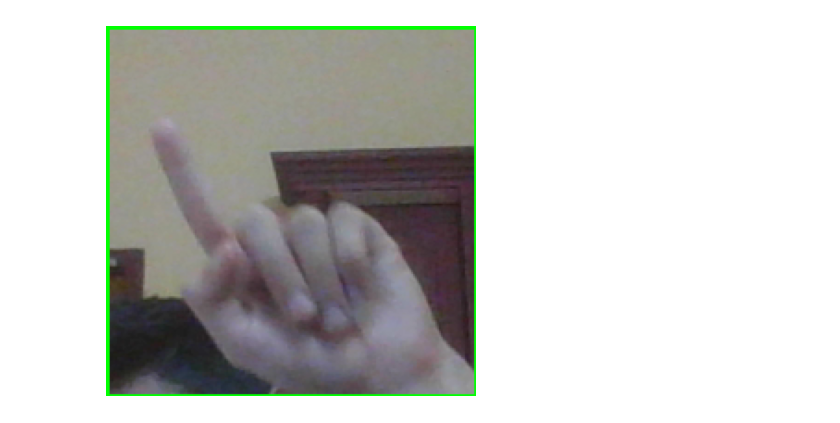
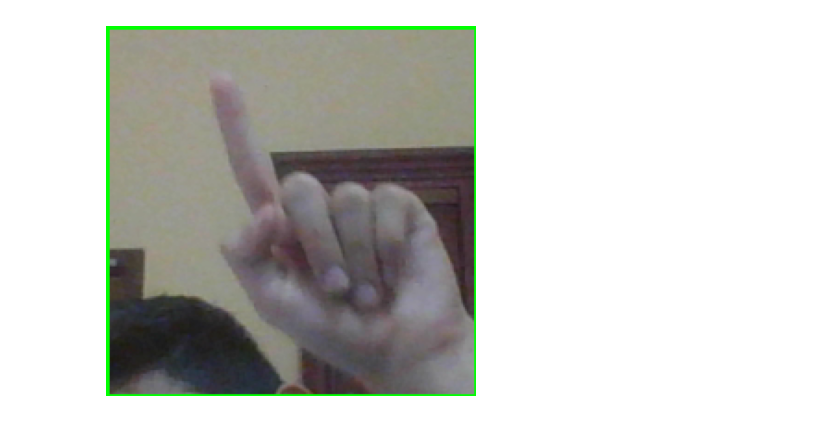
Before and after one commit to AnsahMohammad/gesture-scroll, a Jupyter notebook: Docs/Hand_Gesture.ipynb, the cells around one changed output. Cells and saved outputs as stored; diff of their text form; code cells hidden in the pictures.

```diff
--- a/Docs/Hand_Gesture.ipynb
+++ b/Docs/Hand_Gesture.ipynb
@@ -80,7 +37,7 @@ X = []
 y = []
 
 for category, label in categories.items():
-    folder_path = os.path.join("data/train/", category)
+    folder_path = os.path.join("../Generator/data/train/", category)
     images, labels = load_images_from_folder(folder_path, label)
     X.extend(images)
     y.extend(labels)
@@ -140,6 +97,5 @@ num_classes = len(categories)
 # Create the model
 model = create_model(input_shape, num_classes)
 
-# Train the model
-model.fit(X_train, y_train, epochs=20, batch_size=32, validation_data=(X_test, y_test))
+model.summary()
 # %% [output]
@@ -164,11 +119,15 @@ Epoch 20/20
 # %%
+# Train the model
+
+history = model.fit(X_train, y_train, epochs=20, batch_size=32, validation_data=(X_test, y_test))
+
 # Load and preprocess the test dataset
 
 X_test = []
 y_test = []
 
 for category, label in categories.items():
-    folder_path = os.path.join("data/test/", category)
+    folder_path = os.path.join("../Generator/data/test/", category)
     images, labels = load_images_from_folder(folder_path, label)
     X_test.extend(images)
     y_test.extend(labels)
@@ -177,9 +136,9 @@ X_test = np.array(X_test)
 y_test = np.array(y_test)
 
 X_test = X_test.astype("float32") / 255.0
-
 y_test = utils.to_categorical(y_test, len(categories))
 
+print()
 loss, accuracy = model.evaluate(X_test, y_test)
 print("Test loss:", loss)
 print("Test accuracy:", accuracy)
@@ -193,34 +186,34 @@ from tensorflow.keras.models import save_model, load_model
 # Save the trained model
 model.save("gesture_detection_model.h5")
 # %%
-image_path = "hand_62.png"  # Make sure this is the correct path to your image
+image_path = "../Generator/data/test/up/hand_50.png"
 img = cv2.imread(image_path)
 
 # Convert BGR to RGB for correct colors
 img_rgb = cv2.cvtColor(img, cv2.COLOR_BGR2RGB)
 
 plt.imshow(img_rgb)
 plt.axis("off")  # Hide the axis ticks and labels
 plt.show()
 
 img = cv2.resize(img, (50, 50))
 img = img.astype("float32") / 255.0
 img = np.expand_dims(img, axis=0)  # Add a batch dimension
 
 # Make predictions on the image using the pre-trained model (assuming 'model' is defined)
 predicted_probabilities = model.predict(img)
 print(predicted_probabilities)
 
 # Get the index of the second largest probability
 second_largest_index = np.argsort(predicted_probabilities[0])[-2]
 
 # Get the label from the categories dictionary (assuming 'categories' is defined)
 gesture_label = None
 for label, value in categories.items():
     if value == second_largest_index:
         gesture_label = label
         break
 
 print("Predicted gesture label with the second largest probability:", gesture_label)
 # %% [output]
-[figure, old version]
+[figure, new version]
```
Also changed, not shown: parts of 7 cells of this notebook, 1 other file.
